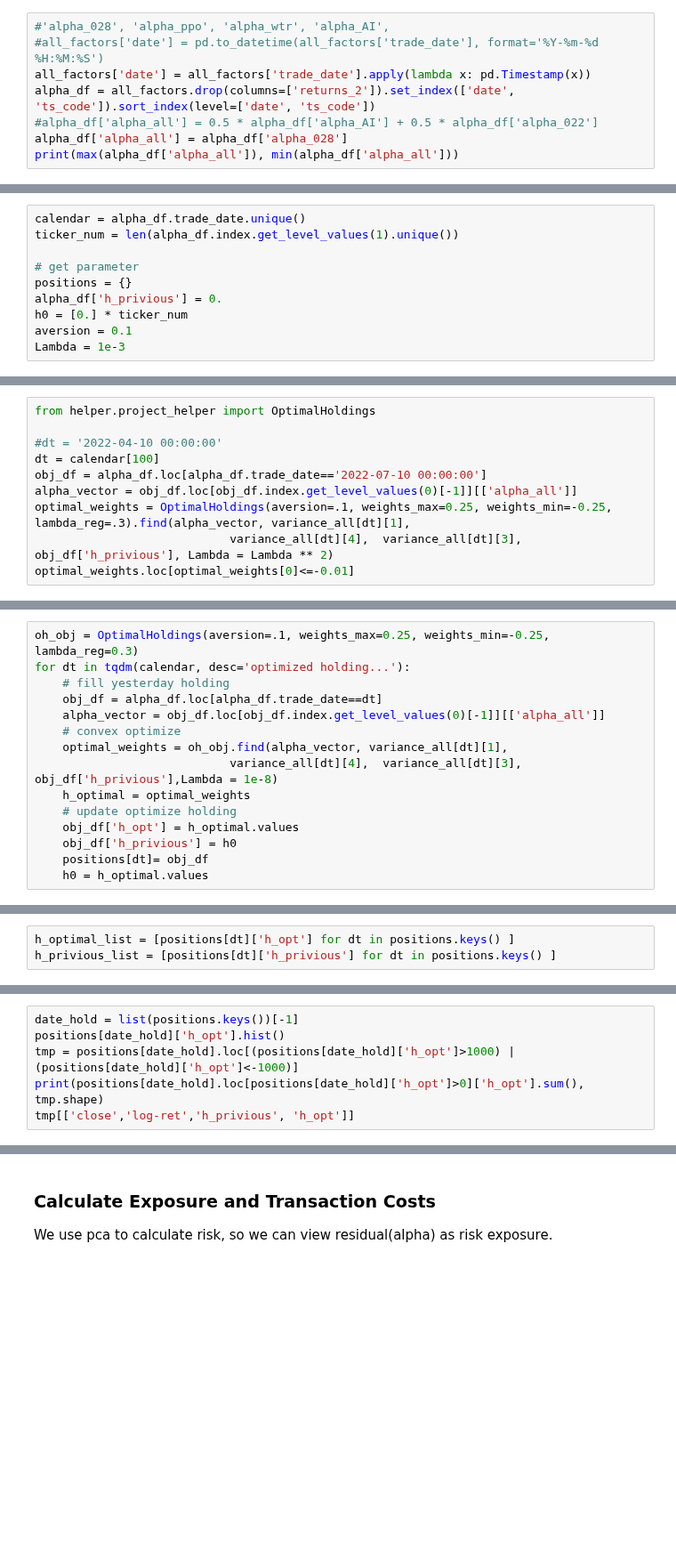
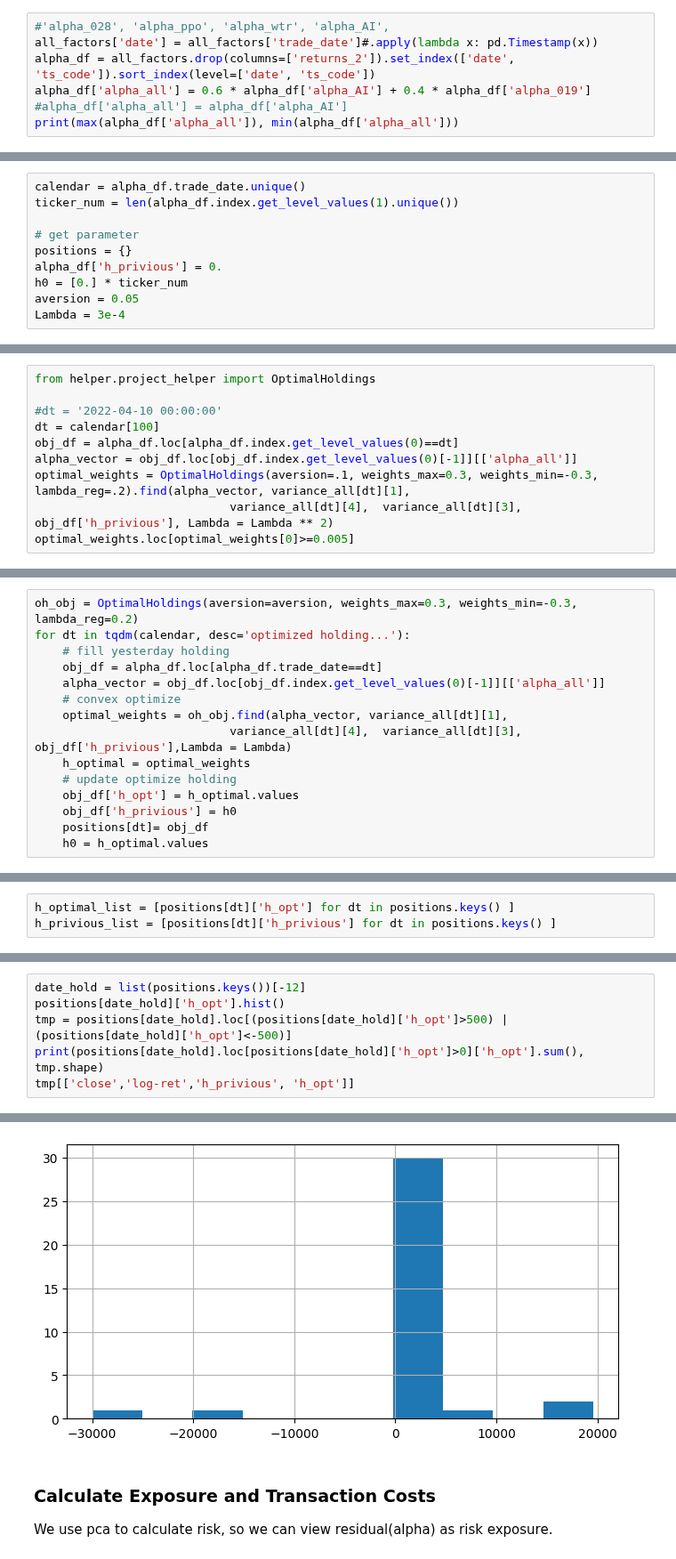
Before and after one commit to JiaRuiming-1/AI-Trading, a Jupyter notebook: alpha_factor/Backtest_BitCon.ipynb, the cells around one changed output, grey strips where cells are left out. Shown at 89% size. Drawn from its saved outputs; the diff is of its cells as text; blank space fills up the shorter version.

```diff
--- a/alpha_factor/Backtest_BitCon.ipynb
+++ b/alpha_factor/Backtest_BitCon.ipynb
@@ -283,9 +319,8 @@ print(residual_df.shape, all_factors.shape)
 ### Combine Factors
 # %%
 #'alpha_028', 'alpha_ppo', 'alpha_wtr', 'alpha_AI',
-#all_factors['date'] = pd.to_datetime(all_factors['trade_date'], format='%Y-%m-%d %H:%M:%S')
-all_factors['date'] = all_factors['trade_date'].apply(lambda x: pd.Timestamp(x))
+all_factors['date'] = all_factors['trade_date']#.apply(lambda x: pd.Timestamp(x))
 alpha_df = all_factors.drop(columns=['returns_2']).set_index(['date', 'ts_code']).sort_index(level=['date', 'ts_code'])
-#alpha_df['alpha_all'] = 0.5 * alpha_df['alpha_AI'] + 0.5 * alpha_df['alpha_022']
-alpha_df['alpha_all'] = alpha_df['alpha_028']
+alpha_df['alpha_all'] = 0.6 * alpha_df['alpha_AI'] + 0.4 * alpha_df['alpha_019']
+#alpha_df['alpha_all'] = alpha_df['alpha_AI']
 print(max(alpha_df['alpha_all']), min(alpha_df['alpha_all']))
@@ -312,5 +364,5 @@ ticker_num = len(alpha_df.index.get_level_values(1).unique())
 positions = {}
 alpha_df['h_privious'] = 0.
 h0 = [0.] * ticker_num
-aversion = 0.1
-Lambda = 1e-3
+aversion = 0.05
+Lambda = 3e-4
@@ -321,8 +389,8 @@ from helper.project_helper import OptimalHoldings
 
 #dt = '2022-04-10 00:00:00'
 dt = calendar[100]
-obj_df = alpha_df.loc[alpha_df.trade_date=='2022-07-10 00:00:00']
+obj_df = alpha_df.loc[alpha_df.index.get_level_values(0)==dt]
 alpha_vector = obj_df.loc[obj_df.index.get_level_values(0)[-1]][['alpha_all']]
-optimal_weights = OptimalHoldings(aversion=.1, weights_max=0.25, weights_min=-0.25, lambda_reg=.3).find(alpha_vector, variance_all[dt][1],
+optimal_weights = OptimalHoldings(aversion=.1, weights_max=0.3, weights_min=-0.3, lambda_reg=.2).find(alpha_vector, variance_all[dt][1],
                             variance_all[dt][4],  variance_all[dt][3], obj_df['h_privious'], Lambda = Lambda ** 2)
-optimal_weights.loc[optimal_weights[0]<=-0.01]
+optimal_weights.loc[optimal_weights[0]>=0.005]
@@ -329,12 +404,12 @@ optimal_weights.loc[optimal_weights[0]<=-0.01]
 # %%
-oh_obj = OptimalHoldings(aversion=.1, weights_max=0.25, weights_min=-0.25, lambda_reg=0.3)
+oh_obj = OptimalHoldings(aversion=aversion, weights_max=0.3, weights_min=-0.3, lambda_reg=0.2)
 for dt in tqdm(calendar, desc='optimized holding...'):
     # fill yesterday holding
     obj_df = alpha_df.loc[alpha_df.trade_date==dt]
     alpha_vector = obj_df.loc[obj_df.index.get_level_values(0)[-1]][['alpha_all']]
     # convex optimize
     optimal_weights = oh_obj.find(alpha_vector, variance_all[dt][1],
-                            variance_all[dt][4],  variance_all[dt][3], obj_df['h_privious'],Lambda = 1e-8)
+                            variance_all[dt][4],  variance_all[dt][3], obj_df['h_privious'],Lambda = Lambda)
     h_optimal = optimal_weights
     # update optimize holding
     obj_df['h_opt'] = h_optimal.values
@@ -419,6 +494,7 @@ print(max(all_positions), min(all_positions))
 # %%
-date_hold = list(positions.keys())[-1]
+date_hold = list(positions.keys())[-12]
 positions[date_hold]['h_opt'].hist()
-tmp = positions[date_hold].loc[(positions[date_hold]['h_opt']>1000) | (positions[date_hold]['h_opt']<-1000)]
+tmp = positions[date_hold].loc[(positions[date_hold]['h_opt']>500) | (positions[date_hold]['h_opt']<-500)]
 print(positions[date_hold].loc[positions[date_hold]['h_opt']>0]['h_opt'].sum(), tmp.shape)
 tmp[['close','log-ret','h_privious', 'h_opt']]
+# %% [output]
@@ -425,3 +510,4 @@ tmp[['close','log-ret','h_privious', 'h_opt']]
+[figure, added]
 # %% [markdown]
 ### Calculate Exposure and Transaction Costs
 We use pca to calculate risk, so we can view residual(alpha) as risk exposure.
```
Also changed, not shown: parts of 61 cells of this notebook.
